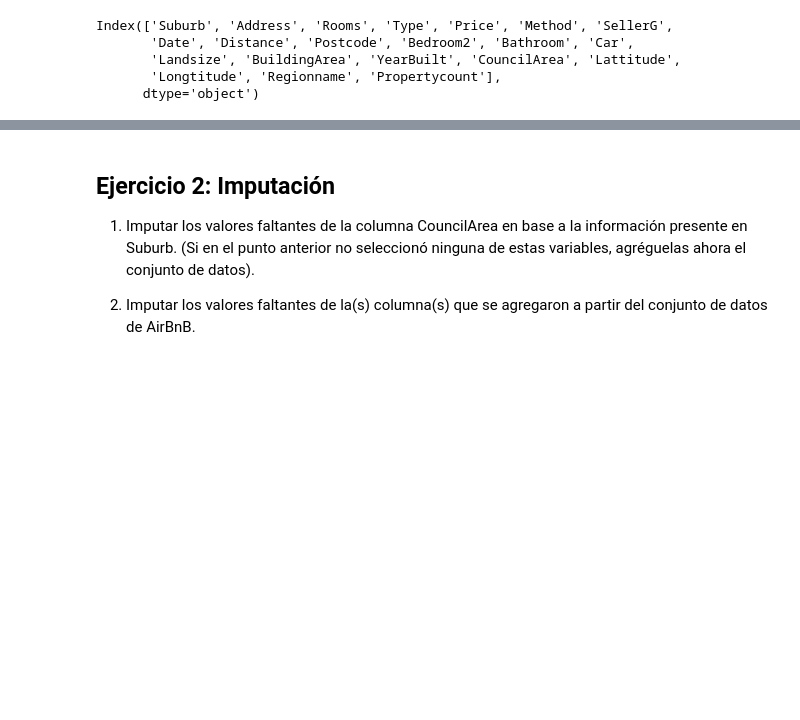
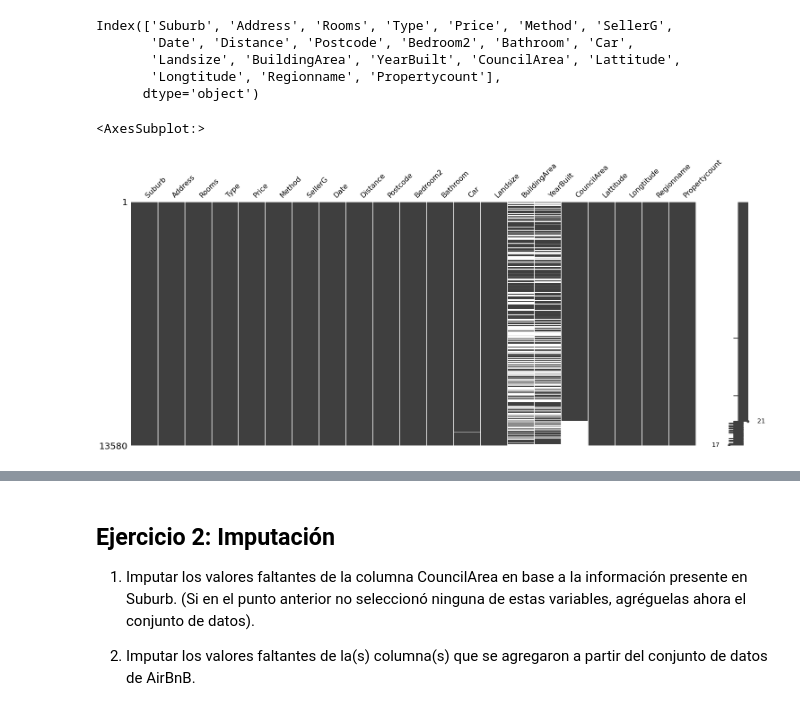
Before and after one commit to mgobbi289/DiploDatos, a Jupyter notebook: AnalisisyCuracion/Entregable_Parte_1.ipynb, the cells around one changed output, grey strips where cells are left out. Drawn from its saved outputs; the diff is of its cells as text; code cells hidden in the pictures; blank space fills up the shorter version.

```diff
--- a/AnalisisyCuracion/Entregable_Parte_1.ipynb
+++ b/AnalisisyCuracion/Entregable_Parte_1.ipynb
@@ -75,3 +76,8 @@ Index(['Suburb', 'Address', 'Rooms', 'Type', 'Price', 'Method', 'SellerG',
        'Landsize', 'BuildingArea', 'YearBuilt', 'CouncilArea', 'Lattitude',
        'Longtitude', 'Regionname', 'Propertycount'],
       dtype='object')
+# %%
+msno.matrix(melb_df)
+# %% [output]
+<AxesSubplot:>
+[figure, added]
```
Also changed, not shown: parts of 21 cells of this notebook.
